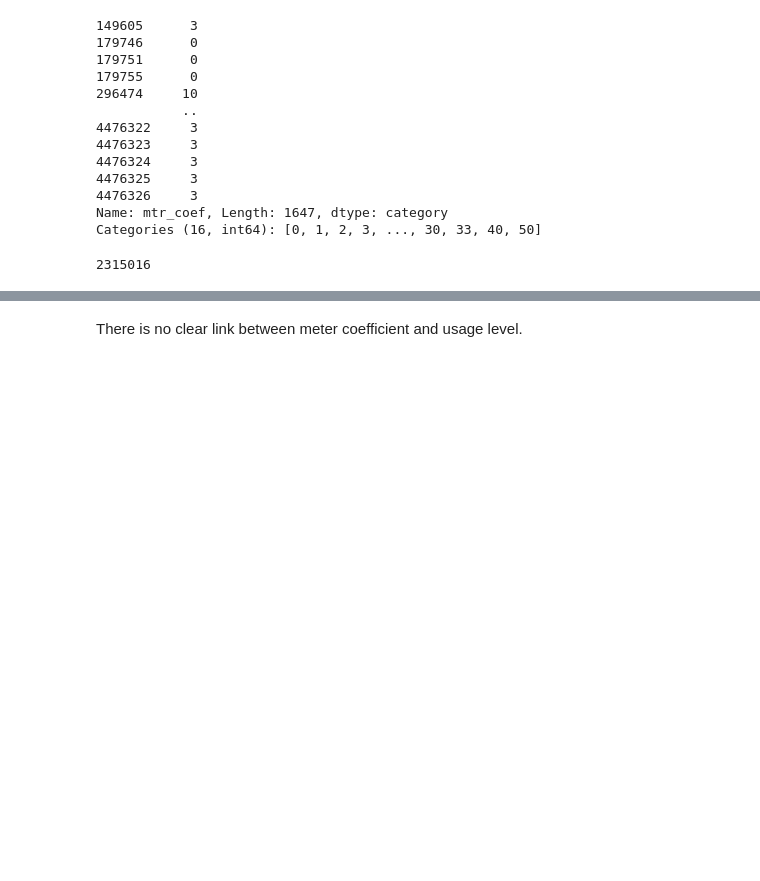
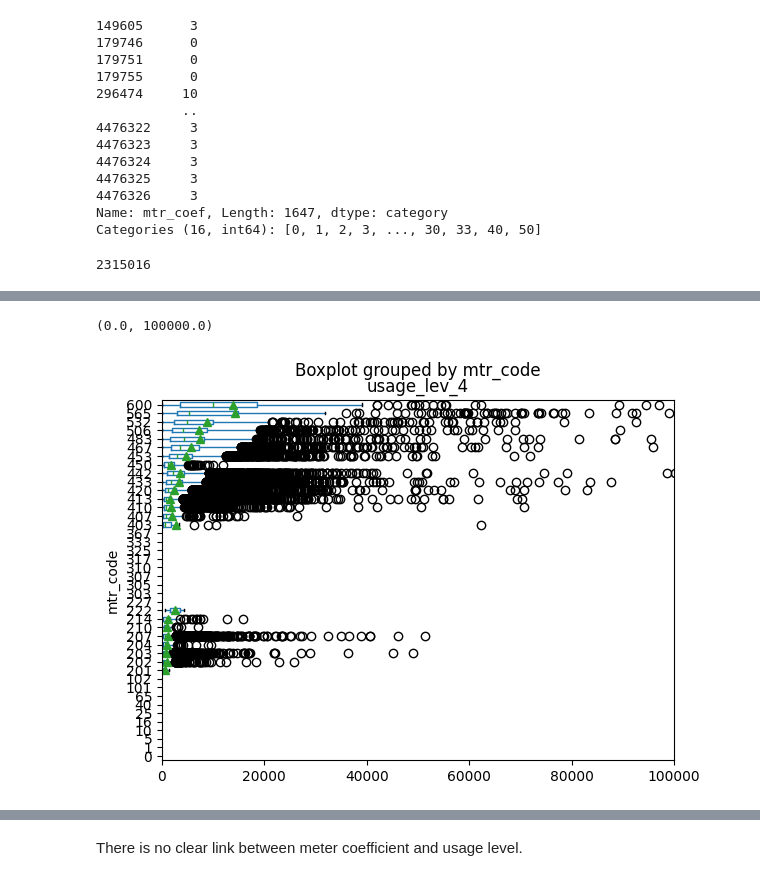
Before and after one commit to insatiablycivil/Fraud_Detection_Energy_Consumption, a Jupyter notebook: Exploratory Data Analysis.ipynb, the cells around one changed output, grey strips where cells are left out. Drawn from its saved outputs; the diff is of its cells as text; code cells hidden in the pictures; blank space fills up the shorter version.

```diff
--- a/Exploratory Data Analysis.ipynb
+++ b/Exploratory Data Analysis.ipynb
@@ -413,0 +458,7 @@ df_temp[(df_temp['usage_lev_2'] > 0) | (df_temp['usage_lev_3'] > 0) | (df_temp['
+# %%
+#plt.pyplot.boxplot(df_train['mtr_code'], df_train['usage_lev_4'])
+df_train[df_train['usage_lev_4'] > 0].boxplot(column='usage_lev_4', by='mtr_code', grid=False, showmeans=True, vert = False)
+plt.pyplot.xlim(0, 100000)
+# %% [output]
+(0.0, 100000.0)
+[figure, added]
```
Also changed, not shown: parts of 75 cells of this notebook.
